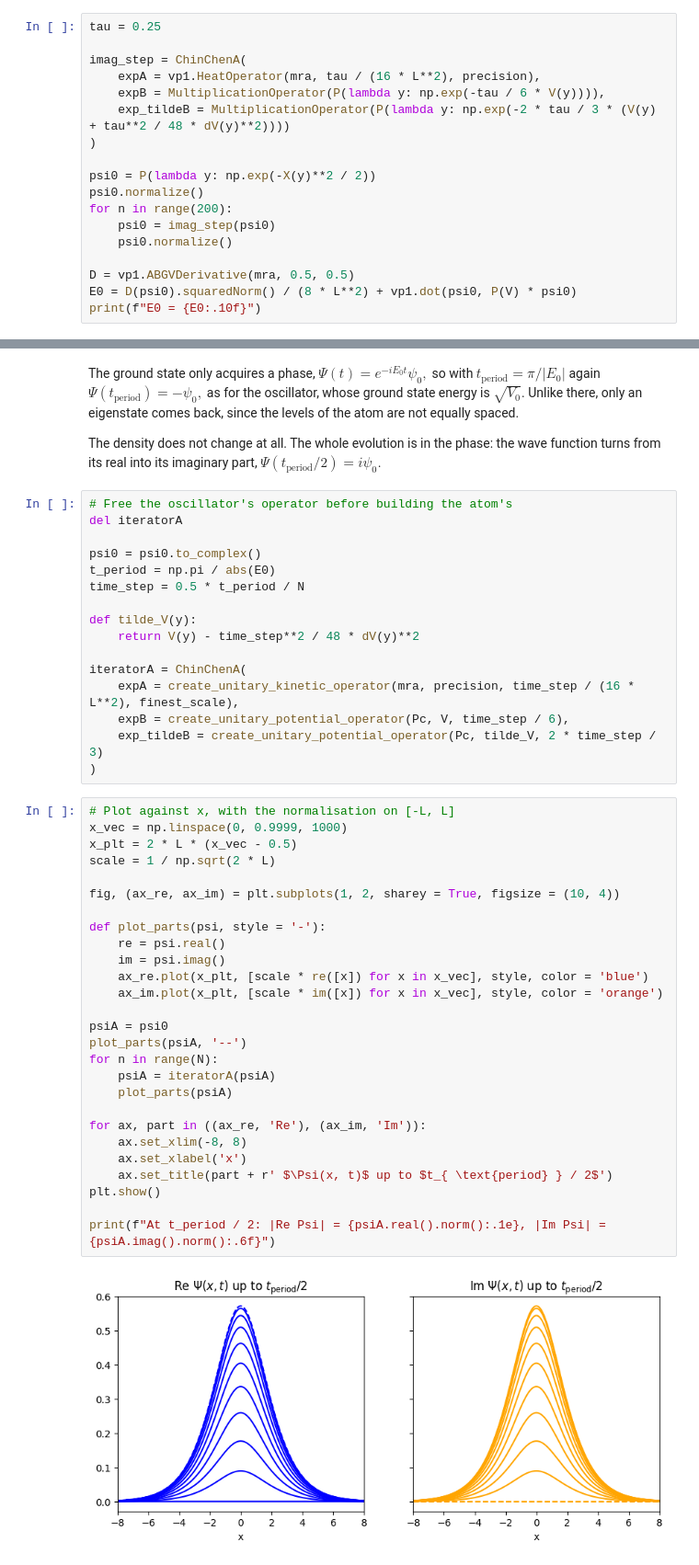
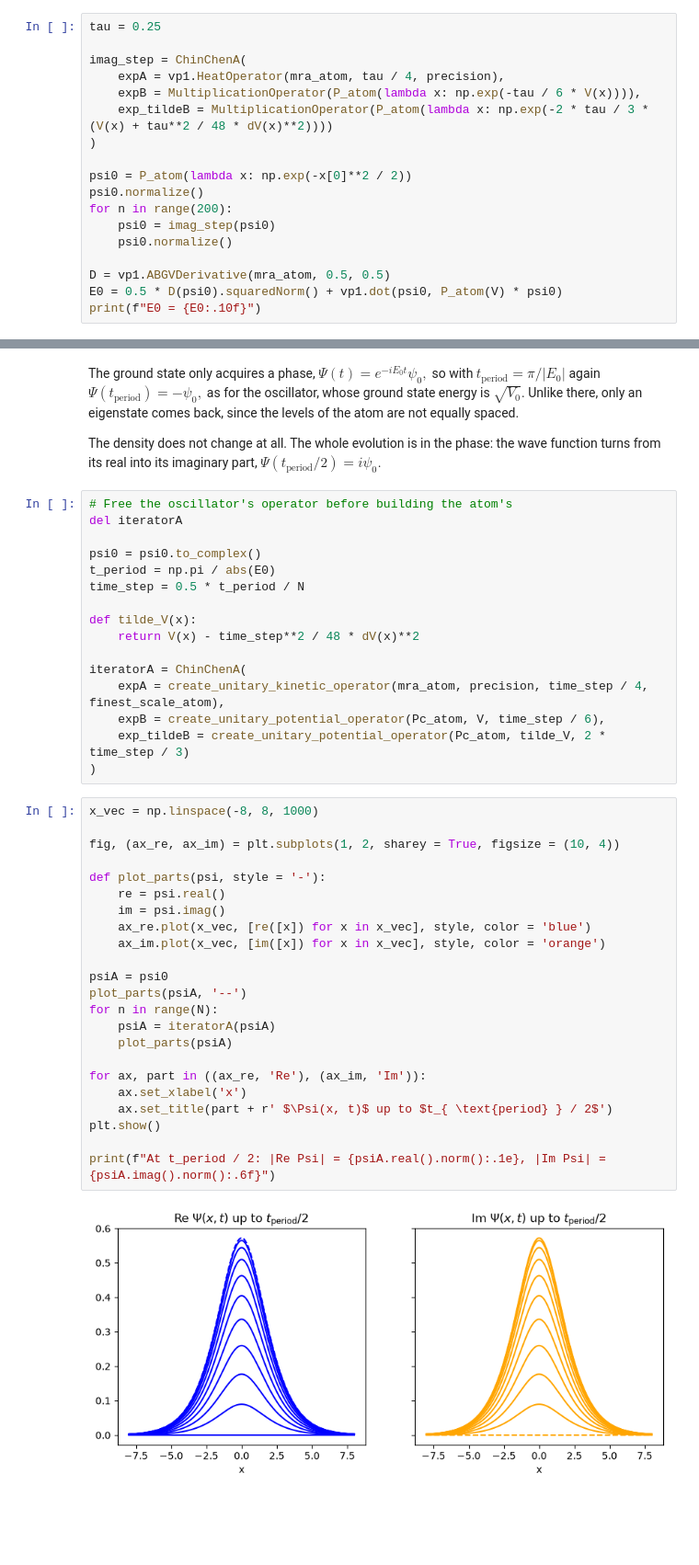
Before and after one commit to MRChemSoft/vampyr, a Jupyter notebook: docs/notebooks/harmonic_oscillator_evolution.ipynb, the cells around one changed output, grey strips where cells are left out. Shown at 92% size. Cells and saved outputs as stored; diff of their text form; blank space fills up the shorter version.

```diff
--- a/docs/notebooks/harmonic_oscillator_evolution.ipynb
+++ b/docs/notebooks/harmonic_oscillator_evolution.ipynb
@@ -414,18 +414,18 @@ normalised on the unit interval the energy is
 tau = 0.25
 
 imag_step = ChinChenA(
-    expA = vp1.HeatOperator(mra, tau / (16 * L**2), precision),
-    expB = MultiplicationOperator(P(lambda y: np.exp(-tau / 6 * V(y)))),
-    exp_tildeB = MultiplicationOperator(P(lambda y: np.exp(-2 * tau / 3 * (V(y) + tau**2 / 48 * dV(y)**2))))
+    expA = vp1.HeatOperator(mra_atom, tau / 4, precision),
+    expB = MultiplicationOperator(P_atom(lambda x: np.exp(-tau / 6 * V(x)))),
+    exp_tildeB = MultiplicationOperator(P_atom(lambda x: np.exp(-2 * tau / 3 * (V(x) + tau**2 / 48 * dV(x)**2))))
 )
 
-psi0 = P(lambda y: np.exp(-X(y)**2 / 2))
+psi0 = P_atom(lambda x: np.exp(-x[0]**2 / 2))
 psi0.normalize()
 for n in range(200):
     psi0 = imag_step(psi0)
     psi0.normalize()
 
-D = vp1.ABGVDerivative(mra, 0.5, 0.5)
-E0 = D(psi0).squaredNorm() / (8 * L**2) + vp1.dot(psi0, P(V) * psi0)
+D = vp1.ABGVDerivative(mra_atom, 0.5, 0.5)
+E0 = 0.5 * D(psi0).squaredNorm() + vp1.dot(psi0, P_atom(V) * psi0)
 print(f"E0 = {E0:.10f}")
 # %% [output]
@@ -463,40 +463,36 @@ psi0 = psi0.to_complex()
 t_period = np.pi / abs(E0)
 time_step = 0.5 * t_period / N
 
-def tilde_V(y):
-    return V(y) - time_step**2 / 48 * dV(y)**2
+def tilde_V(x):
+    return V(x) - time_step**2 / 48 * dV(x)**2
 
 iteratorA = ChinChenA(
-    expA = create_unitary_kinetic_operator(mra, precision, time_step / (16 * L**2), finest_scale),
-    expB = create_unitary_potential_operator(Pc, V, time_step / 6),
-    exp_tildeB = create_unitary_potential_operator(Pc, tilde_V, 2 * time_step / 3)
+    expA = create_unitary_kinetic_operator(mra_atom, precision, time_step / 4, finest_scale_atom),
+    expB = create_unitary_potential_operator(Pc_atom, V, time_step / 6),
+    exp_tildeB = create_unitary_potential_operator(Pc_atom, tilde_V, 2 * time_step / 3)
 )
 # %%
-# Plot against x, with the normalisation on [-L, L]
-x_vec = np.linspace(0, 0.9999, 1000)
-x_plt = 2 * L * (x_vec - 0.5)
-scale = 1 / np.sqrt(2 * L)
+x_vec = np.linspace(-8, 8, 1000)
 
 fig, (ax_re, ax_im) = plt.subplots(1, 2, sharey = True, figsize = (10, 4))
 
 def plot_parts(psi, style = '-'):
     re = psi.real()
     im = psi.imag()
-    ax_re.plot(x_plt, [scale * re([x]) for x in x_vec], style, color = 'blue')
-    ax_im.plot(x_plt, [scale * im([x]) for x in x_vec], style, color = 'orange')
+    ax_re.plot(x_vec, [re([x]) for x in x_vec], style, color = 'blue')
+    ax_im.plot(x_vec, [im([x]) for x in x_vec], style, color = 'orange')
 
 psiA = psi0
 plot_parts(psiA, '--')
 for n in range(N):
     psiA = iteratorA(psiA)
     plot_parts(psiA)
 
 for ax, part in ((ax_re, 'Re'), (ax_im, 'Im')):
-    ax.set_xlim(-8, 8)
     ax.set_xlabel('x')
     ax.set_title(part + r' $\Psi(x, t)$ up to $t_{ \text{period} } / 2$')
 plt.show()
 
 print(f"At t_period / 2: |Re Psi| = {psiA.real().norm():.1e}, |Im Psi| = {psiA.imag().norm():.6f}")
 # %% [output]
-[figure, old version]
+[figure, new version]
```
Also changed, not shown: parts of 11 cells of this notebook, 10 other files.
